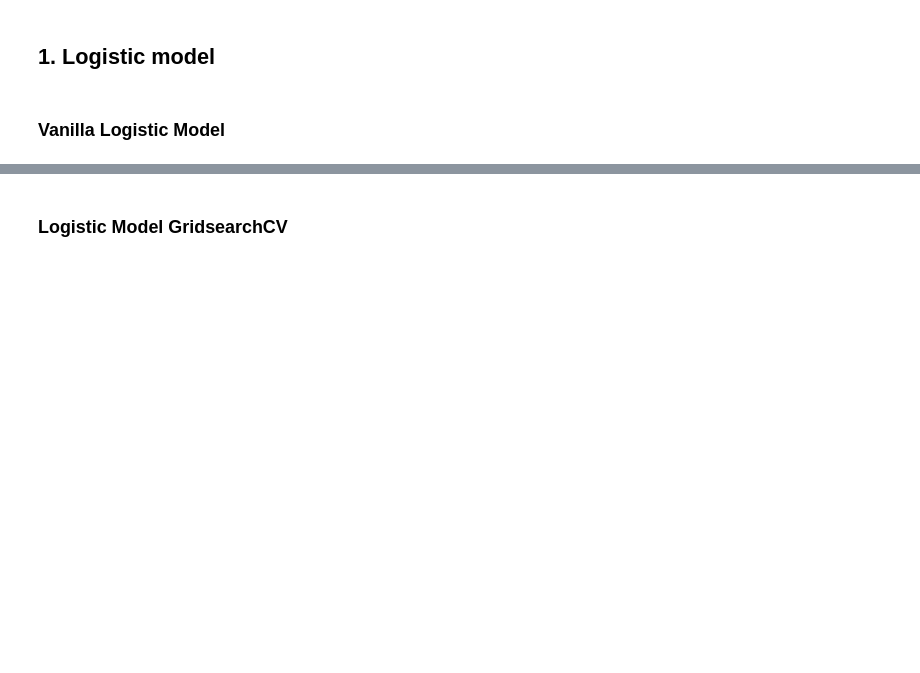
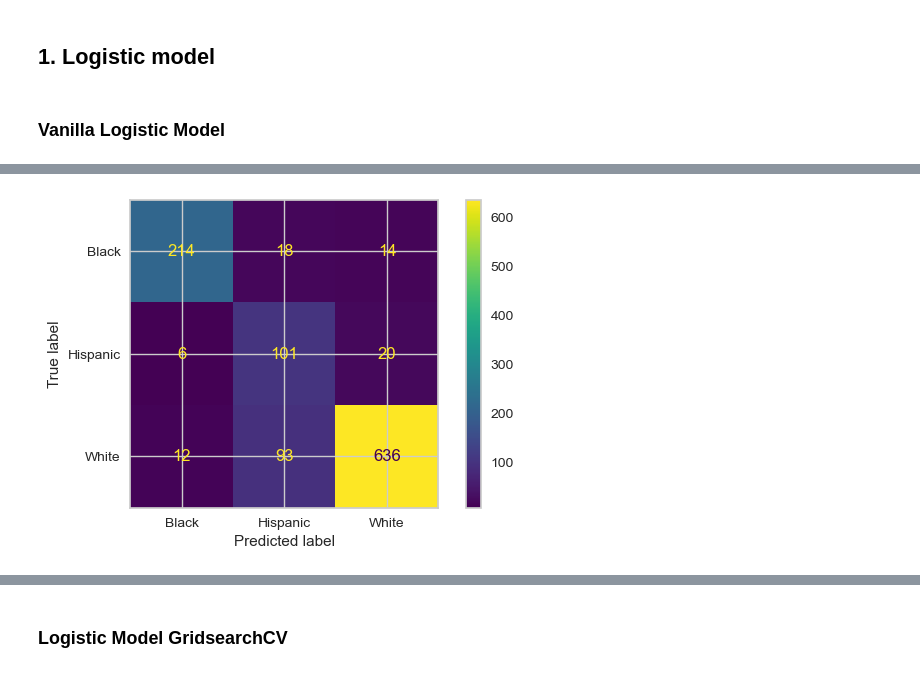
Before and after one commit to Nurdan10/ML_Projects, a Jupyter notebook: soldier_race_project_students_first.ipynb, the cells around one changed output, grey strips where cells are left out. Saved outputs shown, nothing was run; the diff lists cells and outputs as text; code cells hidden in the pictures; blank space fills up the shorter version.

```diff
--- a/soldier_race_project_students_first.ipynb
+++ b/soldier_race_project_students_first.ipynb
@@ -899,4 +895,20 @@ Name: proportion, dtype: float64
+# %%
+column_trans = make_column_transformer(
+                        (OneHotEncoder(handle_unknown="ignore", sparse_output=False), cat),
+                         remainder=MinMaxScaler(),
+                         verbose_feature_names_out=False) # MinMaxScaler()
+
+column_trans=column_trans.set_output(transform="pandas")
 # %% [markdown]
 ## 1. Logistic model
 # %% [markdown]
 ### Vanilla Logistic Model
+# %%
+from sklearn.linear_model import LogisticRegression
+operations = [("OneHot_Encoder", column_trans),
+              ("logistic", LogisticRegression(class_weight = 'balanced',
+                                              random_state = 42))]
+
+logistic_model = Pipeline(steps=operations) #.set_output(transform="pandas")
+
+logistic_model.fit(X_train, y_train)
@@ -902,0 +925,5 @@ Name: proportion, dtype: float64
+# %%
+from sklearn.metrics import accuracy_score, confusion_matrix, classification_report, ConfusionMatrixDisplay
+ConfusionMatrixDisplay.from_estimator(logistic_model, X_test, y_test);
+# %% [output]
+[figure, added]
```
Also changed, not shown: parts of 34 cells of this notebook.
